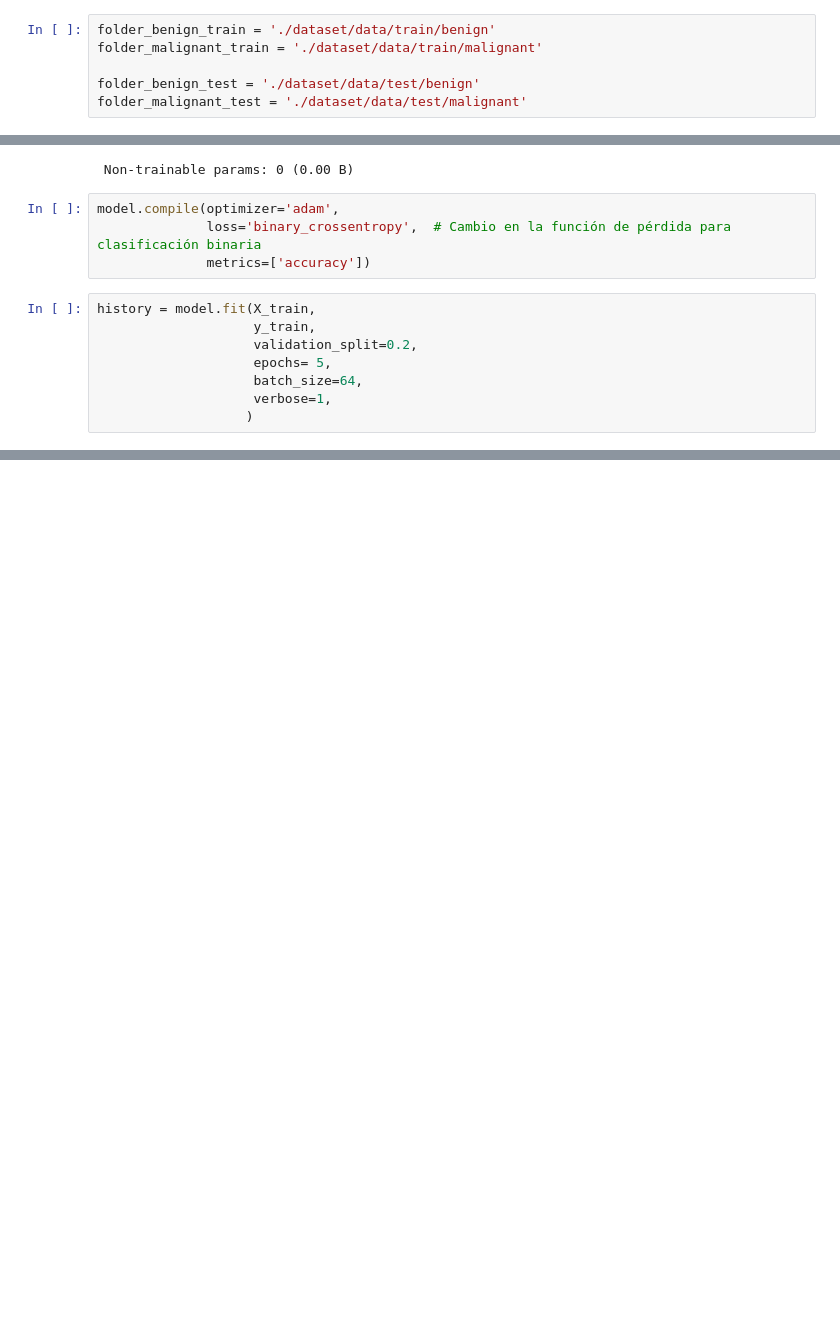
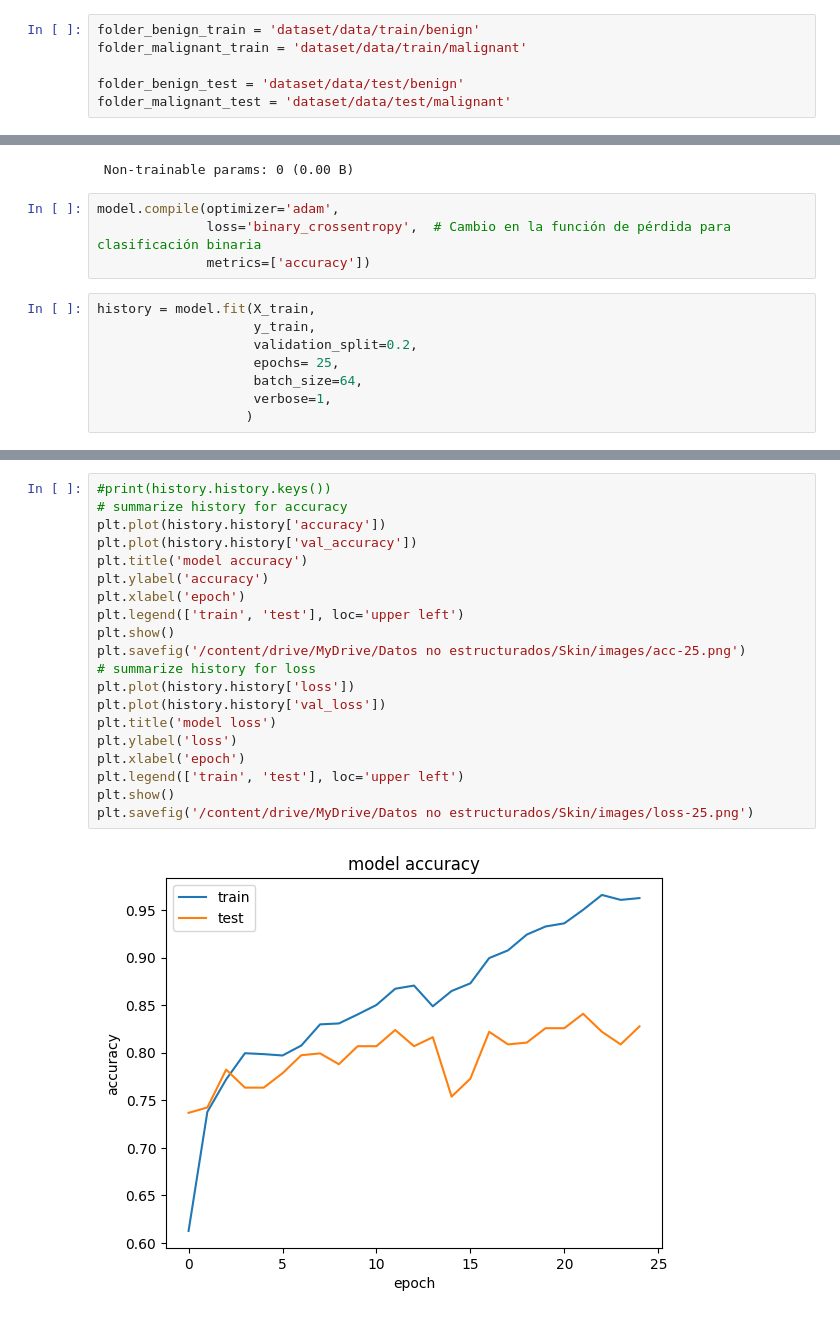
Before and after one commit to elena-cabrera/skin-cancer-detection, a Jupyter notebook: CNN_scratch.ipynb, the cells around one changed output, grey strips where cells are left out. Saved outputs shown, nothing was run; the diff lists cells and outputs as text; blank space fills up the shorter version.

```diff
--- a/CNN_scratch.ipynb
+++ b/CNN_scratch.ipynb
@@ -47,11 +46,11 @@ Se va a realizar la carga, preprocesamiento y visualización de los datos con el
 
 4. **Visualización de los datos**: Finalmente, se visualiza una selección de imágenes del conjunto de entrenamiento. Cada imagen se muestra con su respectiva etiqueta, permitiendo una verificación visual rápida de la correcta carga y etiquetado de los datos.
 # %%
-folder_benign_train = './dataset/data/train/benign'
-folder_malignant_train = './dataset/data/train/malignant'
+folder_benign_train = 'dataset/data/train/benign'
+folder_malignant_train = 'dataset/data/train/malignant'
 
-folder_benign_test = './dataset/data/test/benign'
-folder_malignant_test = './dataset/data/test/malignant'
+folder_benign_test = 'dataset/data/test/benign'
+folder_malignant_test = 'dataset/data/test/malignant'
 # %%
 read = lambda imname: np.asarray(Image.open(imname).convert("RGB"))
 
@@ -179,7 +178,7 @@ model.compile(optimizer='adam',
 history = model.fit(X_train,
                     y_train,
                     validation_split=0.2,
-                    epochs= 5,
+                    epochs= 25,
                     batch_size=64,
                     verbose=1,
                    )
@@ -188,0 +216,22 @@ Error:
+# %%
+#print(history.history.keys())
+# summarize history for accuracy
+plt.plot(history.history['accuracy'])
+plt.plot(history.history['val_accuracy'])
+plt.title('model accuracy')
+plt.ylabel('accuracy')
+plt.xlabel('epoch')
+plt.legend(['train', 'test'], loc='upper left')
+plt.show()
+plt.savefig('/content/drive/MyDrive/Datos no estructurados/Skin/images/acc-25.png')
+# summarize history for loss
+plt.plot(history.history['loss'])
+plt.plot(history.history['val_loss'])
+plt.title('model loss')
+plt.ylabel('loss')
+plt.xlabel('epoch')
+plt.legend(['train', 'test'], loc='upper left')
+plt.show()
+plt.savefig('/content/drive/MyDrive/Datos no estructurados/Skin/images/loss-25.png')
+# %% [output]
+[figure, added]
```
Also changed, not shown: parts of 16 cells of this notebook.
